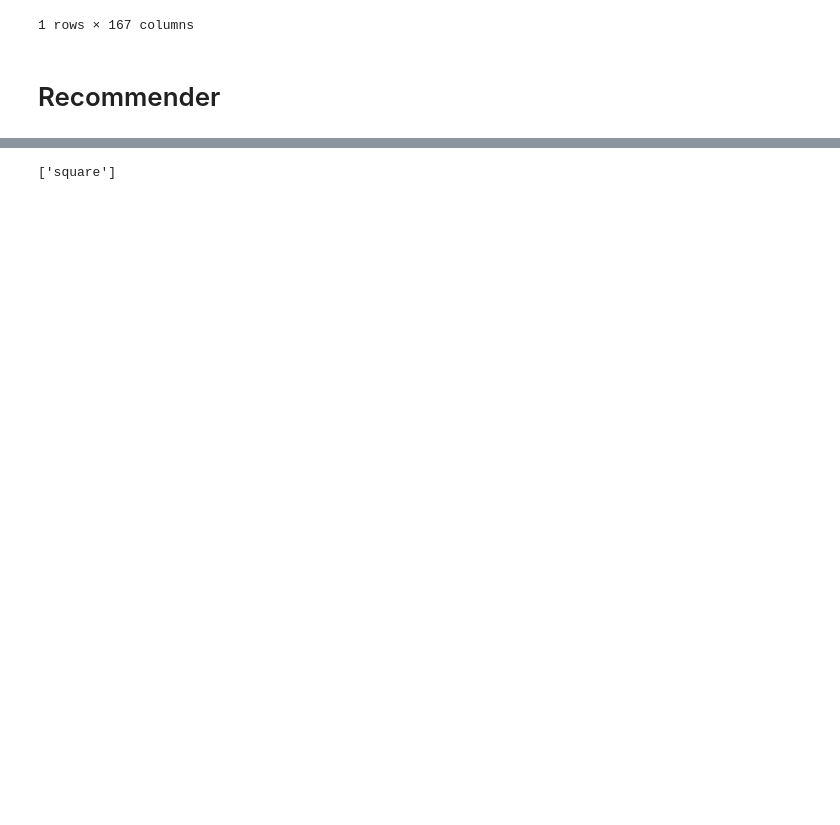
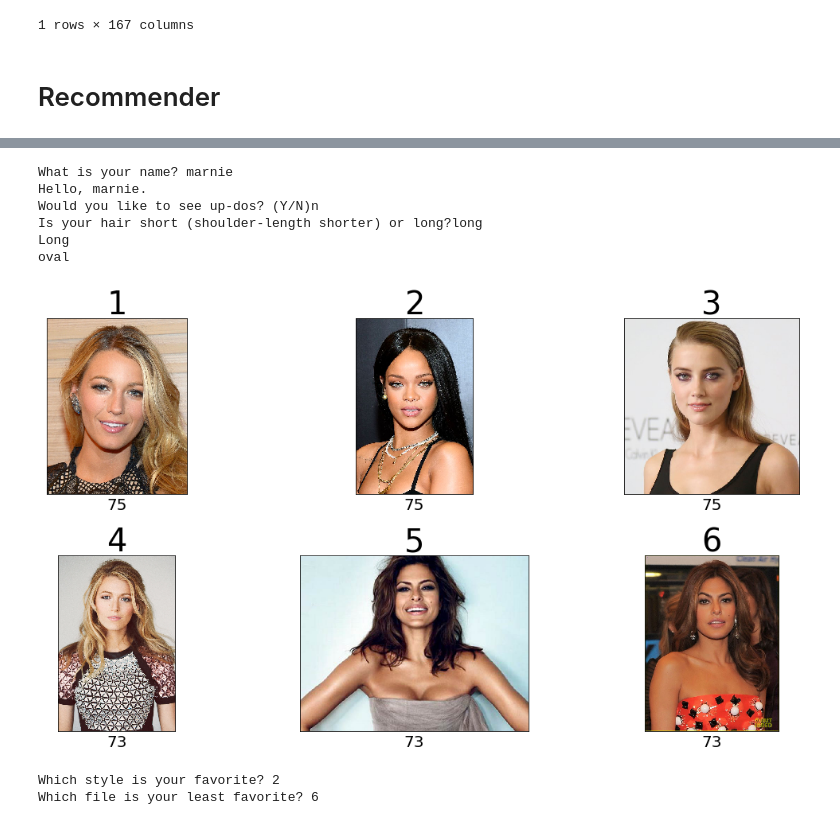
Before and after one commit to marnieboyer/ThinkFul-Capstone-3-Final, a Jupyter notebook: main v2.ipynb, the cells around one changed output, grey strips where cells are left out. Saved outputs shown, nothing was run; the diff lists cells and outputs as text; code cells hidden in the pictures; blank space fills up the shorter version.

```diff
--- a/main v2.ipynb
+++ b/main v2.ipynb
@@ -683,6 +758,14 @@ There is a lot of opportunity to improve my recommendation system with more time
 # %%
 % run -i recommender.py
-# %%
-print(test_shape)
-# %% [output]
-['square']
+# %%
+run_recommender(test_shape[0])
+# %% [output]
+What is your name? marnie
+Hello, marnie.
+Would you like to see up-dos? (Y/N)n
+Is your hair short (shoulder-length shorter) or long?long
+Long
+oval
+[figure, added]
+Which style is your favorite? 2
+Which file is your least favorite? 6
```
Also changed, not shown: parts of 42 cells of this notebook, 2 other files.
